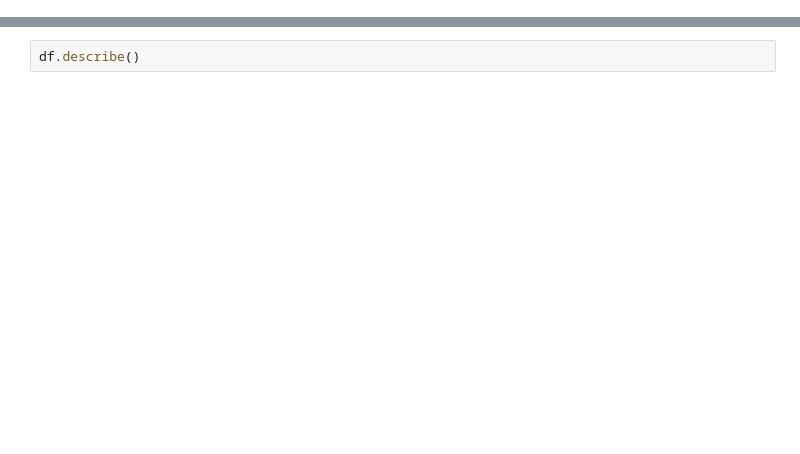
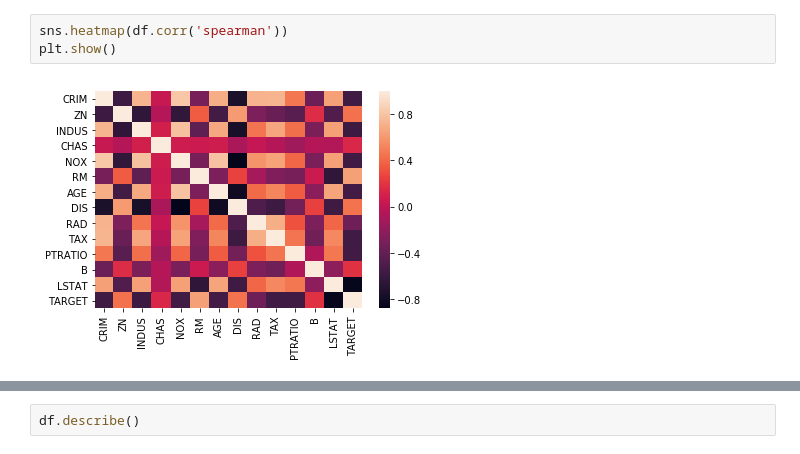
Before and after one commit to iancarv/Curso-de-Machine-Learning-Facebook, a Jupyter notebook: Arquivos de código/aula2.ipynb, the cells around one changed output, grey strips where cells are left out. Cells and saved outputs as stored; diff of their text form; blank space fills up the shorter version.

```diff
--- a/Arquivos de código/aula2.ipynb
+++ b/Arquivos de código/aula2.ipynb
@@ -24,0 +48,5 @@ dtype: object
+# %%
+sns.heatmap(df.corr('spearman'))
+plt.show()
+# %% [output]
+[figure, added]
```
Also changed, not shown: parts of 47 cells of this notebook.
